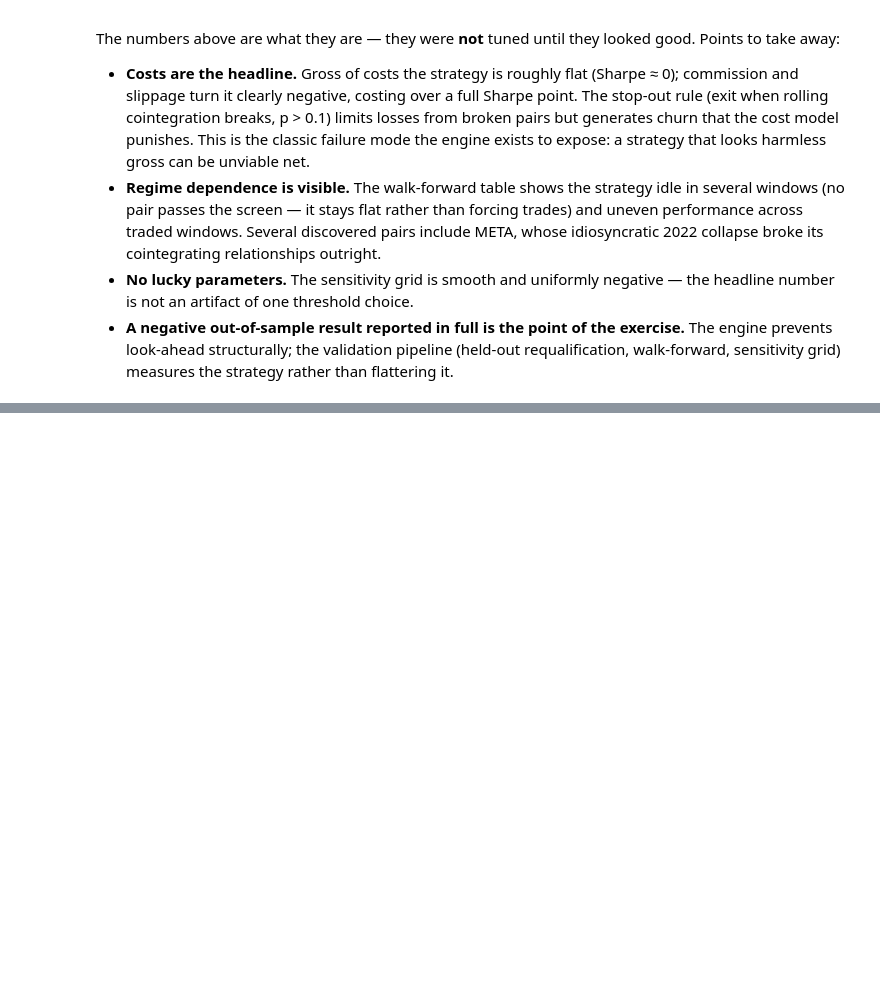
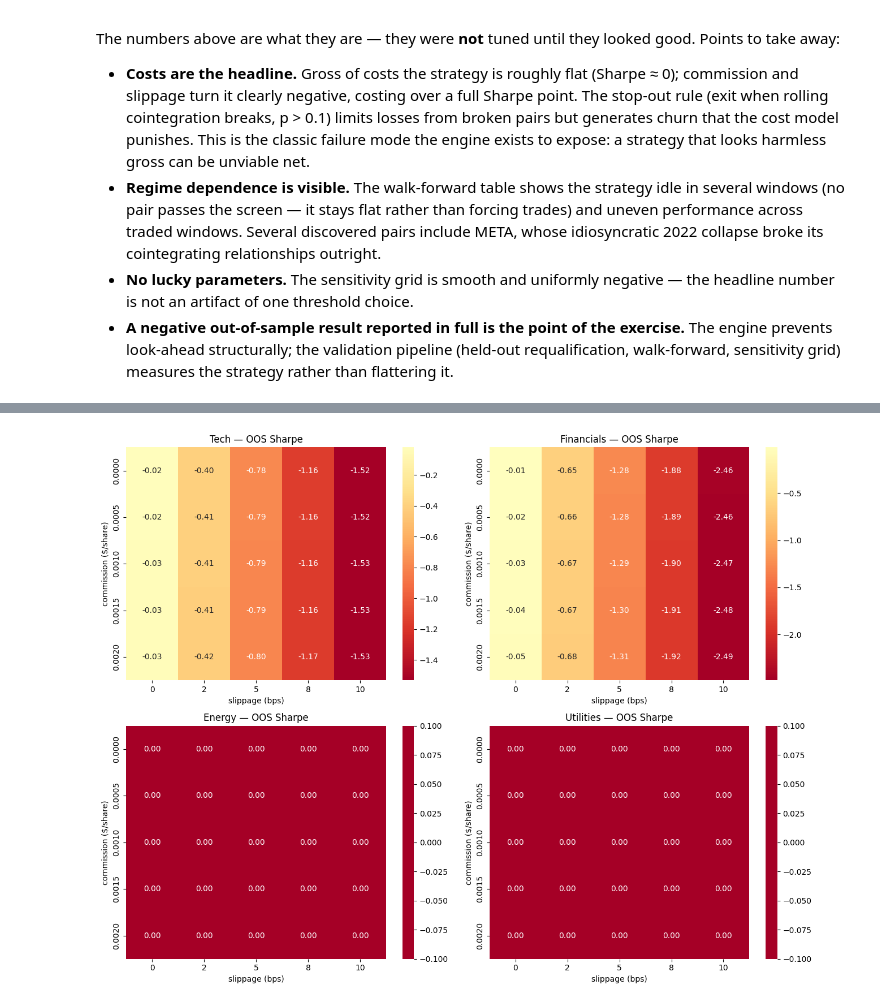
Before and after one commit to Jenak26/event-driven-backtester, a Jupyter notebook: notebooks/research.ipynb, the cells around one changed output, grey strips where cells are left out. Drawn from its saved outputs; the diff is of its cells as text; code cells hidden in the pictures; blank space fills up the shorter version.

```diff
--- a/notebooks/research.ipynb
+++ b/notebooks/research.ipynb
@@ -262,0 +456,25 @@ looked good. Points to take away:
+# %%
+commissions = np.linspace(0.0, 0.002, 5)
+slippages = np.linspace(0.0, 10.0, 5)
+
+fig, axes = plt.subplots(2, 2, figsize=(13, 10))
+for ax, (sector, syms) in zip(axes.ravel(), SECTOR_SYMS.items()):
+    grid = np.zeros((len(commissions), len(slippages)))
+    for i, c in enumerate(commissions):
+        for j, s in enumerate(slippages):
+            eq_g = run_backtest(
+                syms, START, END, strategy_cls=CointegrationPairsStrategy,
+                initial_capital=INITIAL_CAPITAL, commission=c, slippage_bps=s,
+                strategy_kwargs={"train_end_date": TRAIN_END, "sectors": {sector: syms}},
+                preloaded=PRICES_ALL)
+            eq_g = eq_g[eq_g.index > pd.Timestamp(TRAIN_END)]
+            r = eq_g["equity"].pct_change().dropna()
+            grid[i, j] = sharpe_ratio(r)
+    sns.heatmap(grid, ax=ax, annot=True, fmt='.2f', cmap='RdYlGn', center=0.0,
+                xticklabels=[f'{s:.0f}' for s in slippages],
+                yticklabels=[f'{c:.4f}' for c in commissions])
+    ax.set_title(f'{sector.capitalize()} — OOS Sharpe')
+    ax.set_xlabel('slippage (bps)'); ax.set_ylabel('commission ($/share)')
+plt.tight_layout(); plt.show()
+# %% [output]
+[figure, added]
```
Also changed, not shown: parts of 21 cells of this notebook, 17 other files.
